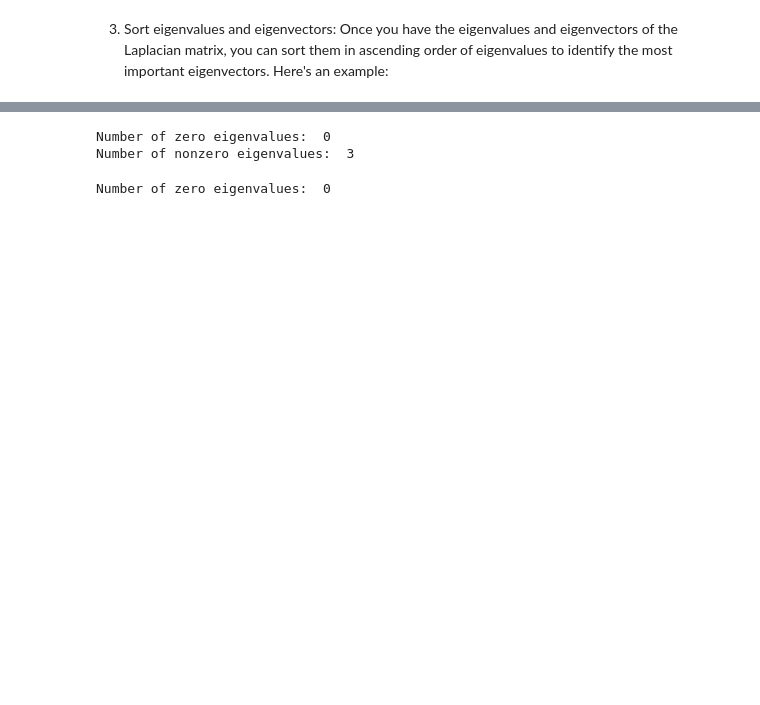
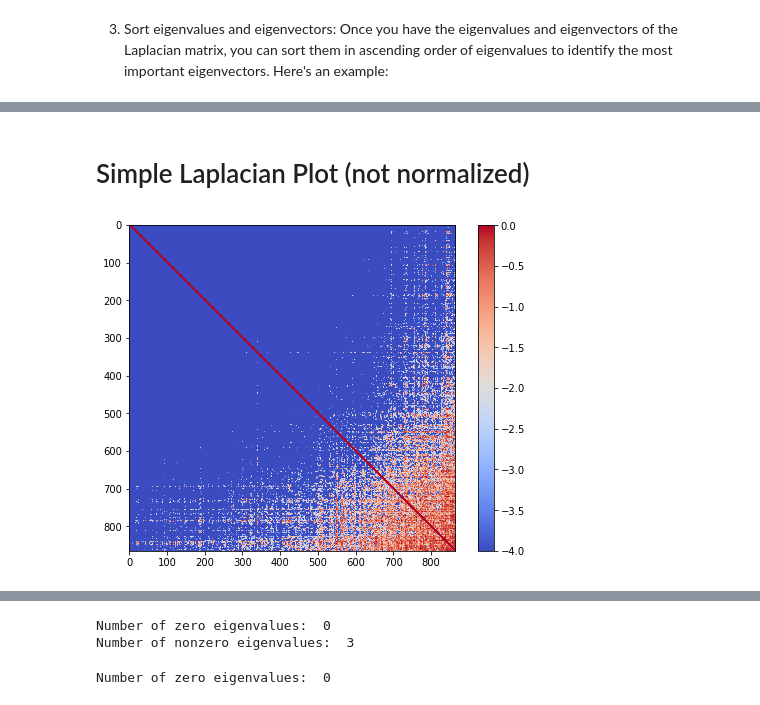
Before and after one commit to MarciaFG/scimobility, a Jupyter notebook: LaplacianMatrix.ipynb, the cells around one changed output, grey strips where cells are left out. Drawn from its saved outputs; the diff is of its cells as text; code cells hidden in the pictures; blank space fills up the shorter version.

```diff
--- a/LaplacianMatrix.ipynb
+++ b/LaplacianMatrix.ipynb
@@ -376,0 +383,11 @@ LinAlgError: ignored
+# %% [markdown]
+# Simple Laplacian Plot (not normalized)
+# %%
+fig, ax = plt.subplots(figsize=(8, 6))
+mean = laplacian_matrix_array.mean()
+std = np.std(laplacian_matrix_array)
+
+im = ax.imshow(laplacian_matrix_array, cmap='coolwarm', vmin=-4, vmax=0.01)
+cbar = ax.figure.colorbar(im, ax=ax)
+# %% [output]
+[figure, added]
```
Also changed, not shown: parts of 28 cells of this notebook.
